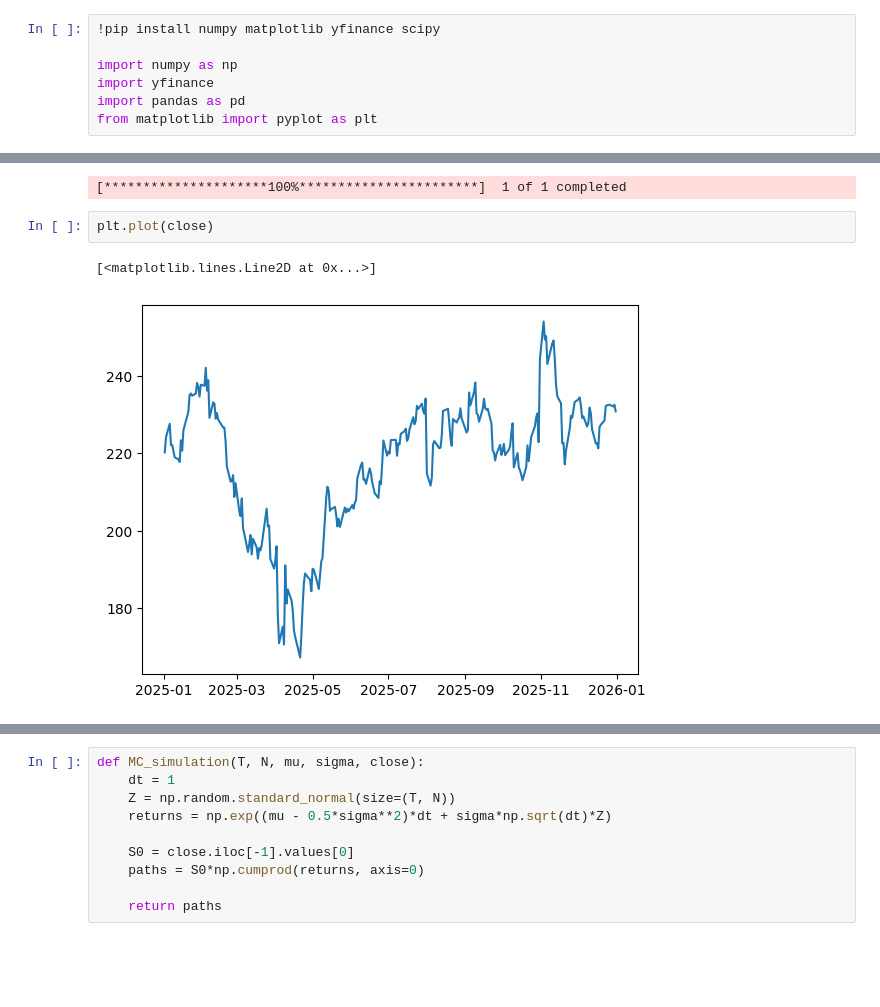
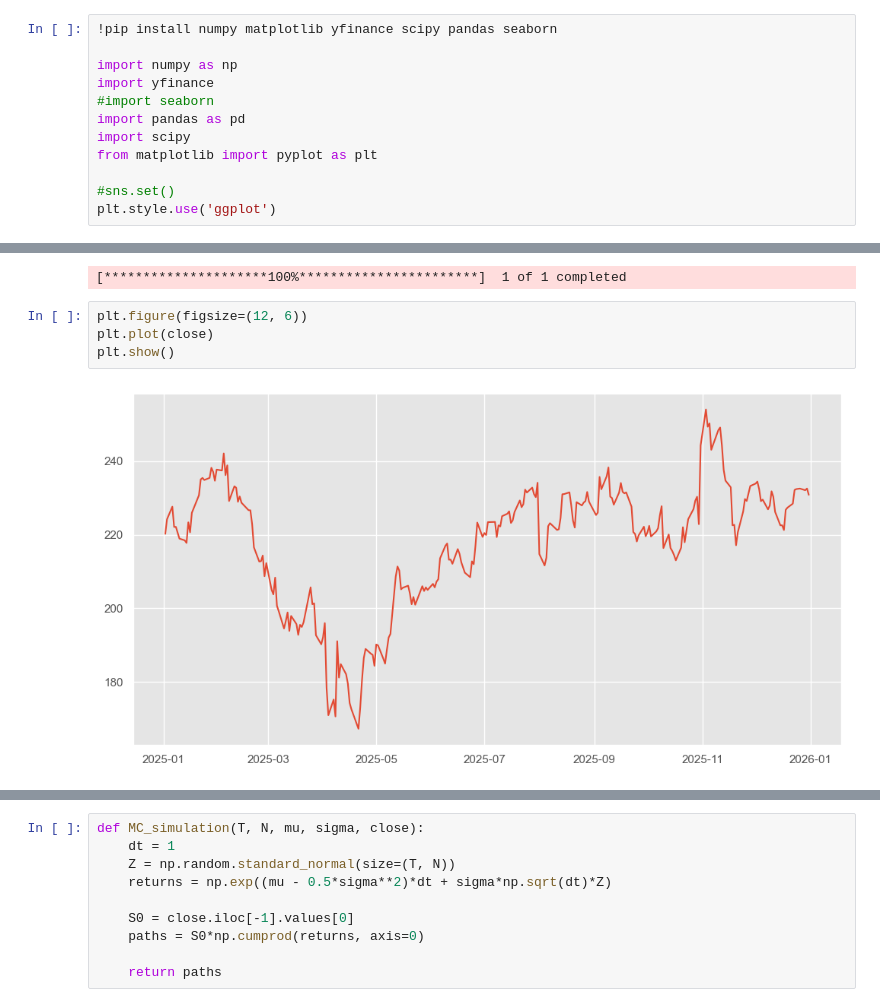
Before and after one commit to kokkuapples/ExploringOptionPricing, a Jupyter notebook: option_pricing.ipynb, the cells around one changed output, grey strips where cells are left out. Cells and saved outputs as stored; diff of their text form; blank space fills up the shorter version.

Commit message:
fix plots style

```diff
--- a/option_pricing.ipynb
+++ b/option_pricing.ipynb
@@ -1,10 +1,15 @@
 # %%
-!pip install numpy matplotlib yfinance scipy
+!pip install numpy matplotlib yfinance scipy pandas seaborn
 
 import numpy as np
 import yfinance
+#import seaborn
 import pandas as pd
+import scipy
 from matplotlib import pyplot as plt
+
+#sns.set()
+plt.style.use('ggplot')
 # %% [output]
 Requirement already satisfied: numpy in /Users/kokku/opt/anaconda3/envs/quant/lib/python3.11/site-packages (2.4.6)
 Requirement already satisfied: matplotlib in /Users/kokku/opt/anaconda3/envs/quant/lib/python3.11/site-packages (3.10.9)
@@ -29,10 +34,11 @@ close = data["Close"]
 # %% [output]
 [*********************100%***********************]  1 of 1 completed
 # %%
+plt.figure(figsize=(12, 6))
 plt.plot(close)
+plt.show()
 # %% [output]
-[<matplotlib.lines.Line2D at 0x...>]
-[figure, old version]
+[figure, new version]
 # %%
 log_returns = np.log(close/close.shift(1)).iloc[1:]
 mu = log_returns.mean().values
```
Also changed, not shown: parts of 22 cells of this notebook.
